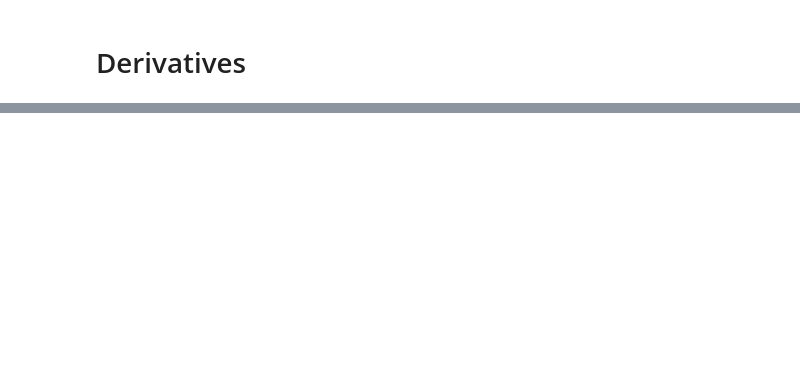
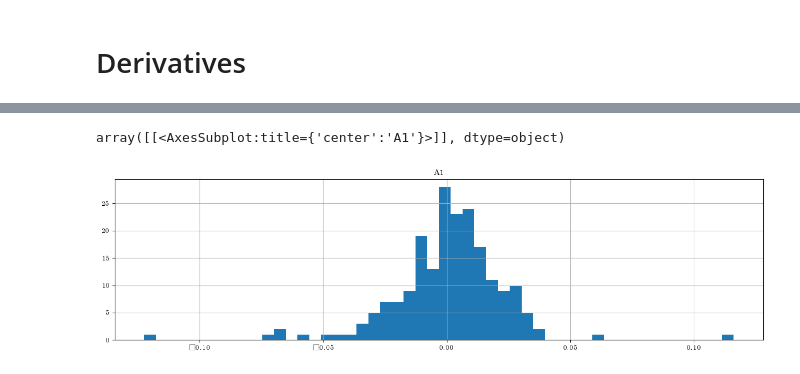
Before and after one commit to keemsunguk/analyst_performance, a Jupyter notebook: notebooks/H-study.ipynb, the cells around one changed output, grey strips where cells are left out. Cells and saved outputs as stored; diff of their text form; code cells hidden in the pictures; blank space fills up the shorter version.

```diff
--- a/notebooks/H-study.ipynb
+++ b/notebooks/H-study.ipynb
@@ -254,0 +407,5 @@ longterm_df.to_excel(data_dir/'longterm_high.xls')
+# %%
+by_author_df.loc[by_author_df['author']=='오동환'][['A1']].hist(bins=50)
+# %% [output]
+array([[<AxesSubplot:title={'center':'A1'}>]], dtype=object)
+[figure, added]
```
Also changed, not shown: parts of 70 cells of this notebook, 6 other files.
